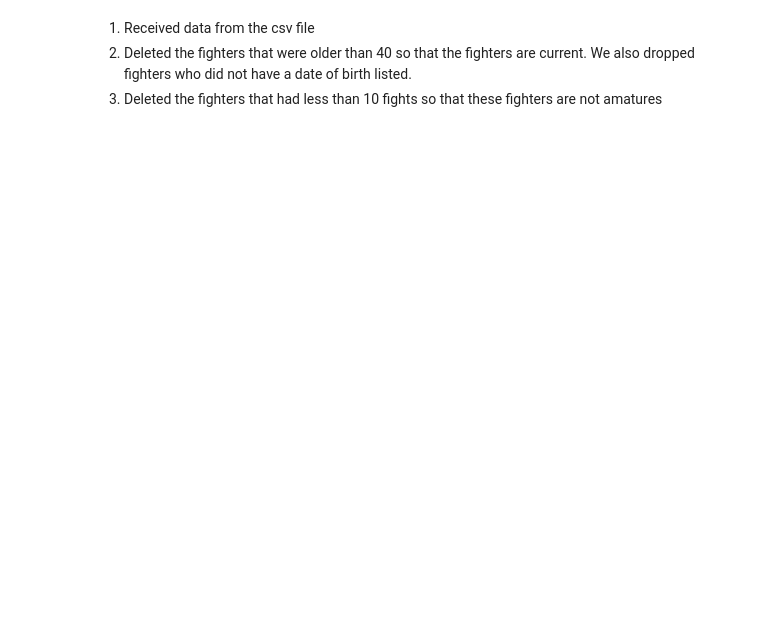
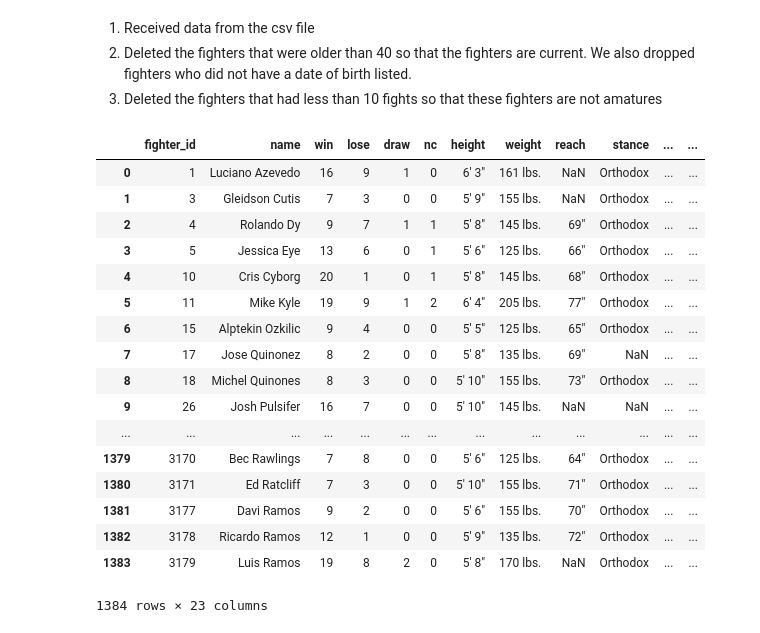
Before and after one commit to danielhill15/Best-UFC-TYPE, a Jupyter notebook: best_ufc_fighter_types.ipynb, the cells around one changed output. Drawn from its saved outputs; the diff is of its cells as text; code cells hidden in the pictures; blank space fills up the shorter version.

```diff
--- a/best_ufc_fighter_types.ipynb
+++ b/best_ufc_fighter_types.ipynb
@@ -36,6 +41,43 @@ updated_ufc
 | 1383 | 3179 | Luis Ramos | 19 | 8 | 2 | 0 | 5' 8" | 170 lbs. | NaN | Orthodox | Jan 18, 1981 | ... |
 1384 rows × 20 columns
 # %% [markdown]
-1) Received data from the csv file
-2) Deleted the fighters that were older than 40 so that the fighters are current. We also dropped fighters who did not have a date of birth listed.
-3) Deleted the fighters that had less than 10 fights so that these fighters are not amatures
+1) Received data from the csv file <br>
+2) Deleted the fighters that were older than 40 so that the fighters are current. We also dropped fighters who did not have a date of birth listed.<br>
+3) Deleted the fighters that had less than 10 fights so that these fighters are not amatures<br>
+# %%
+def p2f(x):
+    return float(x.strip('%'))/100
+
+str_val = []
+grap_val = []
+def_val = []
+for i, rows in updated_ufc.iterrows():
+    str_val.append(float(rows["win"] -rows["lose"]) * p2f(rows["Str_Acc"]))
+    grap_val.append(float(rows["win"] -rows["lose"]) * p2f(rows["TD_Acc"]) * (rows["Sub_Avg"] + .0001))
+    #should probably add some weight to sub_avg
+    #there are a lots of 0% for TD_Acc. We might have to remove those fighters.
+    def_val.append(float(rows["win"] -rows["lose"]) * (p2f(rows["Str_Def"]) + p2f(rows["TD_Def"])))
+
+updated_ufc['str_val'] = str_val
+updated_ufc['grap_val'] = grap_val
+updated_ufc['def_val'] = def_val
+updated_ufc
+# %% [output]
+|  | fighter_id | name | win | lose | draw | nc | height | weight | reach | stance | ... | ... |
+| 0 | 1 | Luciano Azevedo | 16 | 9 | 1 | 0 | 6' 3" | 161 lbs. | NaN | Orthodox | ... | ... |
+| 1 | 3 | Gleidson Cutis | 7 | 3 | 0 | 0 | 5' 9" | 155 lbs. | NaN | Orthodox | ... | ... |
+| 2 | 4 | Rolando Dy | 9 | 7 | 1 | 1 | 5' 8" | 145 lbs. | 69" | Orthodox | ... | ... |
+| 3 | 5 | Jessica Eye | 13 | 6 | 0 | 1 | 5' 6" | 125 lbs. | 66" | Orthodox | ... | ... |
+| 4 | 10 | Cris Cyborg | 20 | 1 | 0 | 1 | 5' 8" | 145 lbs. | 68" | Orthodox | ... | ... |
+| 5 | 11 | Mike Kyle | 19 | 9 | 1 | 2 | 6' 4" | 205 lbs. | 77" | Orthodox | ... | ... |
+| 6 | 15 | Alptekin Ozkilic | 9 | 4 | 0 | 0 | 5' 5" | 125 lbs. | 65" | Orthodox | ... | ... |
+| 7 | 17 | Jose Quinonez | 8 | 2 | 0 | 0 | 5' 8" | 135 lbs. | 69" | NaN | ... | ... |
+| 8 | 18 | Michel Quinones | 8 | 3 | 0 | 0 | 5' 10" | 155 lbs. | 73" | Orthodox | ... | ... |
+| 9 | 26 | Josh Pulsifer | 16 | 7 | 0 | 0 | 5' 10" | 145 lbs. | NaN | NaN | ... | ... |
+| ... | ... | ... | ... | ... | ... | ... | ... | ... | ... | ... | ... | ... |
+| 1379 | 3170 | Bec Rawlings | 7 | 8 | 0 | 0 | 5' 6" | 125 lbs. | 64" | Orthodox | ... | ... |
+| 1380 | 3171 | Ed Ratcliff | 7 | 3 | 0 | 0 | 5' 10" | 155 lbs. | 71" | Orthodox | ... | ... |
+| 1381 | 3177 | Davi Ramos | 9 | 2 | 0 | 0 | 5' 6" | 155 lbs. | 70" | Orthodox | ... | ... |
+| 1382 | 3178 | Ricardo Ramos | 12 | 1 | 0 | 0 | 5' 9" | 135 lbs. | 72" | Orthodox | ... | ... |
+| 1383 | 3179 | Luis Ramos | 19 | 8 | 2 | 0 | 5' 8" | 170 lbs. | NaN | Orthodox | ... | ... |
+1384 rows × 23 columns
```
Also changed, not shown: parts of 3 cells of this notebook.
